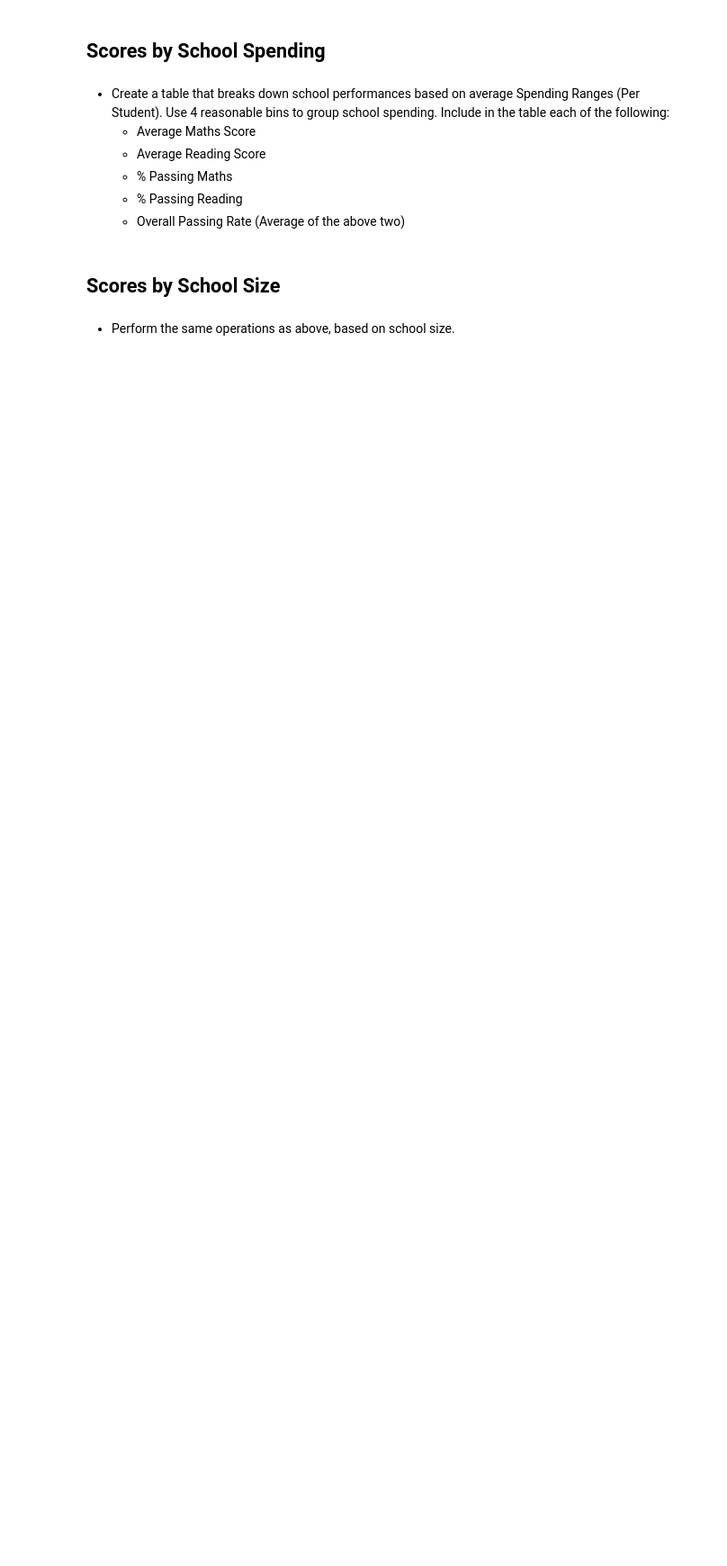
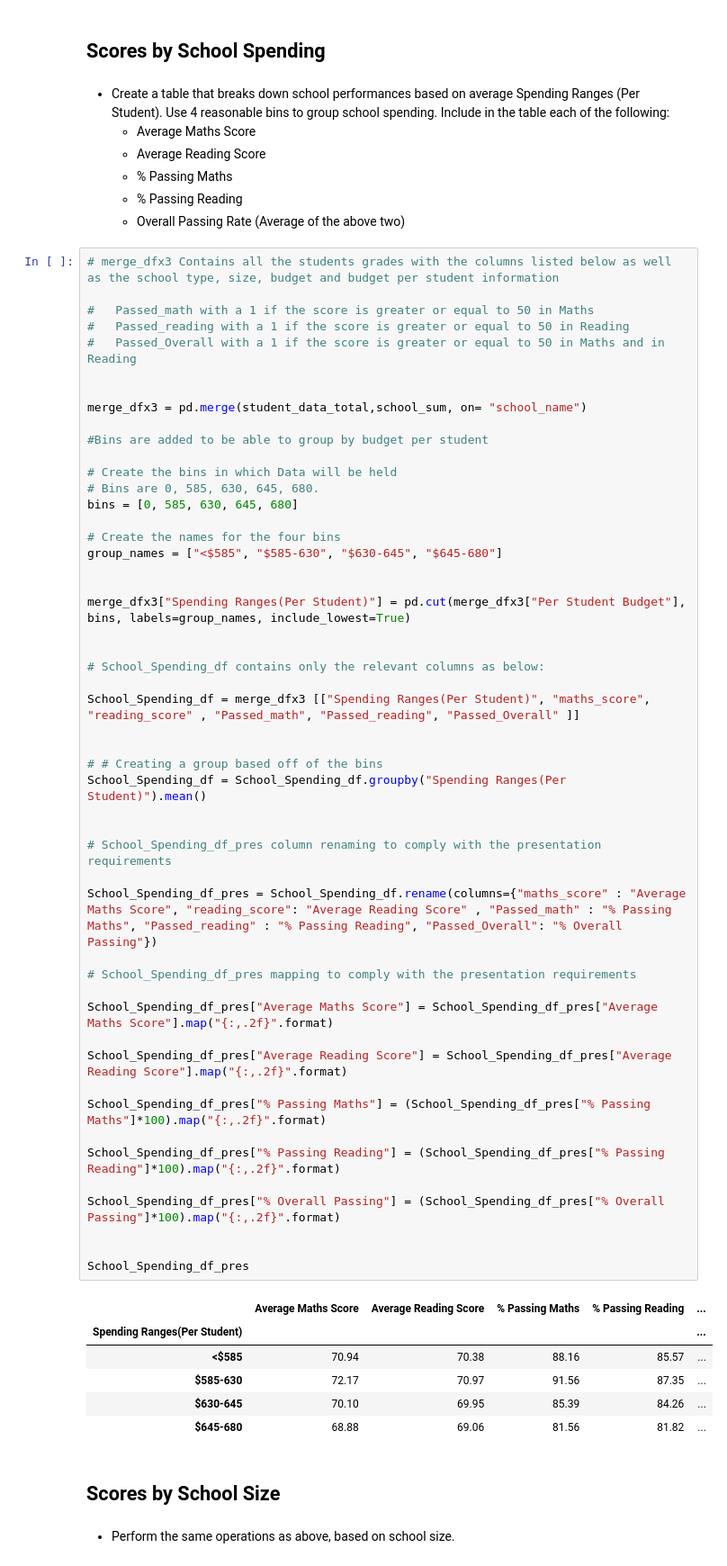
Before and after one commit to lcardsvr/pandas-challenge, a Jupyter notebook: PyCitySchools/PyCitySchools_starter.ipynb, the cells around one changed output. Shown at 90% size. Saved outputs shown, nothing was run; the diff lists cells and outputs as text; blank space fills up the shorter version.

```diff
--- a/PyCitySchools/PyCitySchools_starter.ipynb
+++ b/PyCitySchools/PyCitySchools_starter.ipynb
@@ -381,6 +323,63 @@ Reading_df.head(15)
   * % Passing Maths
   * % Passing Reading
   * Overall Passing Rate (Average of the above two)
+# %%
+# merge_dfx3 Contains all the students grades with the columns listed below as well as the school type, size, budget and budget per student information
+
+#   Passed_math with a 1 if the score is greater or equal to 50 in Maths
+#   Passed_reading with a 1 if the score is greater or equal to 50 in Reading
+#   Passed_Overall with a 1 if the score is greater or equal to 50 in Maths and in Reading
+
+
+merge_dfx3 = pd.merge(student_data_total,school_sum, on= "school_name")
+
+#Bins are added to be able to group by budget per student
+
+# Create the bins in which Data will be held
+# Bins are 0, 585, 630, 645, 680.
+bins = [0, 585, 630, 645, 680]
+
+# Create the names for the four bins
+group_names = ["<$585", "$585-630", "$630-645", "$645-680"]
+
+
+merge_dfx3["Spending Ranges(Per Student)"] = pd.cut(merge_dfx3["Per Student Budget"], bins, labels=group_names, include_lowest=True)
+
+
+# School_Spending_df contains only the relevant columns as below:
+
+School_Spending_df = merge_dfx3 [["Spending Ranges(Per Student)", "maths_score", "reading_score" , "Passed_math", "Passed_reading", "Passed_Overall" ]]
+
+
+# # Creating a group based off of the bins
+School_Spending_df = School_Spending_df.groupby("Spending Ranges(Per Student)").mean()
+
+
+# School_Spending_df_pres column renaming to comply with the presentation requirements
+
+School_Spending_df_pres = School_Spending_df.rename(columns={"maths_score" : "Average Maths Score", "reading_score": "Average Reading Score" , "Passed_math" : "% Passing Maths", "Passed_reading" : "% Passing Reading", "Passed_Overall": "% Overall Passing"})
+
+# School_Spending_df_pres mapping to comply with the presentation requirements
+
+School_Spending_df_pres["Average Maths Score"] = School_Spending_df_pres["Average Maths Score"].map("{:,.2f}".format)
+
+School_Spending_df_pres["Average Reading Score"] = School_Spending_df_pres["Average Reading Score"].map("{:,.2f}".format)
+
+School_Spending_df_pres["% Passing Maths"] = (School_Spending_df_pres["% Passing Maths"]*100).map("{:,.2f}".format)
+
+School_Spending_df_pres["% Passing Reading"] = (School_Spending_df_pres["% Passing Reading"]*100).map("{:,.2f}".format)
+
+School_Spending_df_pres["% Overall Passing"] = (School_Spending_df_pres["% Overall Passing"]*100).map("{:,.2f}".format)
+
+
+School_Spending_df_pres
+# %% [output]
+|  | Average Maths Score | Average Reading Score | % Passing Maths | % Passing Reading | ... |
+| Spending Ranges(Per Student) |  |  |  |  | ... |
+| <$585 | 70.94 | 70.38 | 88.16 | 85.57 | ... |
+| $585-630 | 72.17 | 70.97 | 91.56 | 87.35 | ... |
+| $630-645 | 70.10 | 69.95 | 85.39 | 84.26 | ... |
+| $645-680 | 68.88 | 69.06 | 81.56 | 81.82 | ... |
 # %% [markdown]
 ## Scores by School Size
 # %% [markdown]
```
Also changed, not shown: parts of 9 cells of this notebook, 4 other files.
